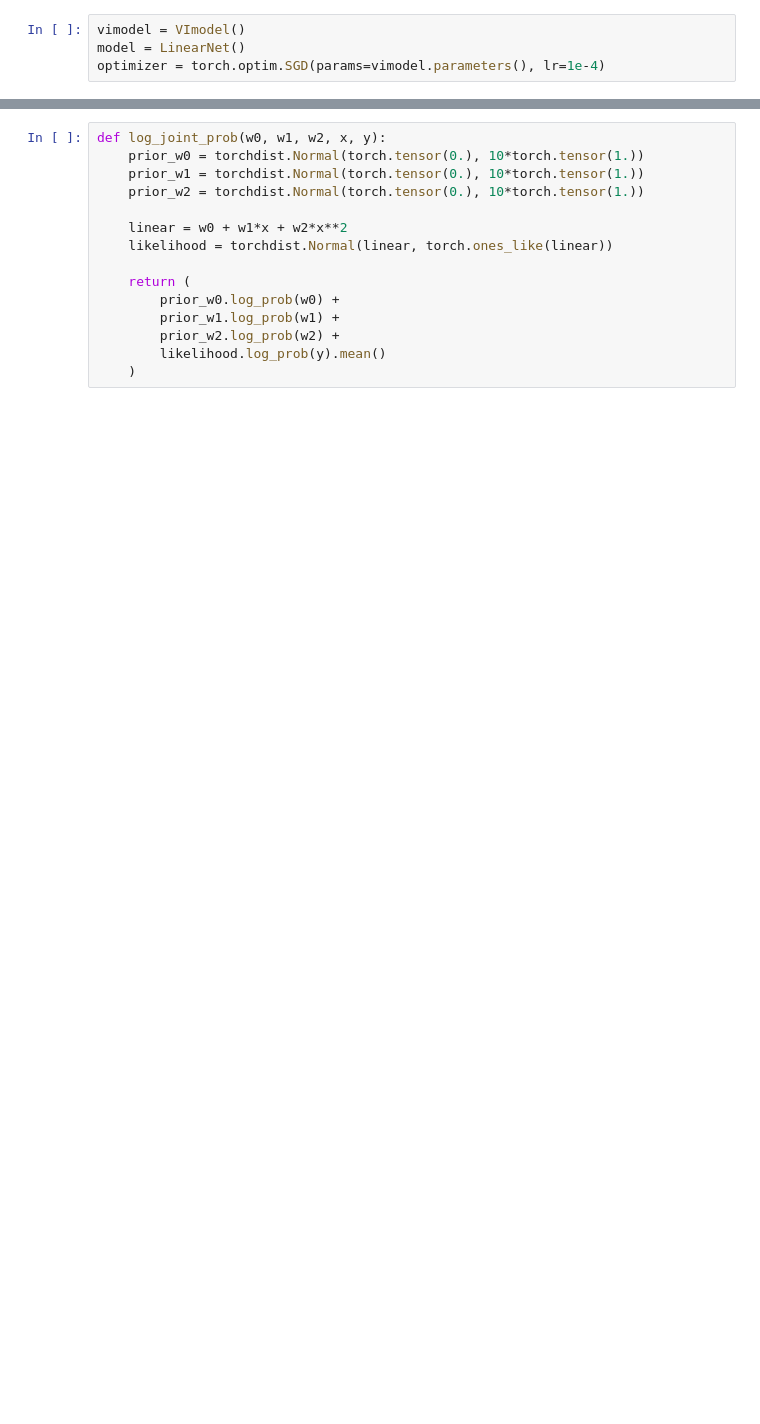
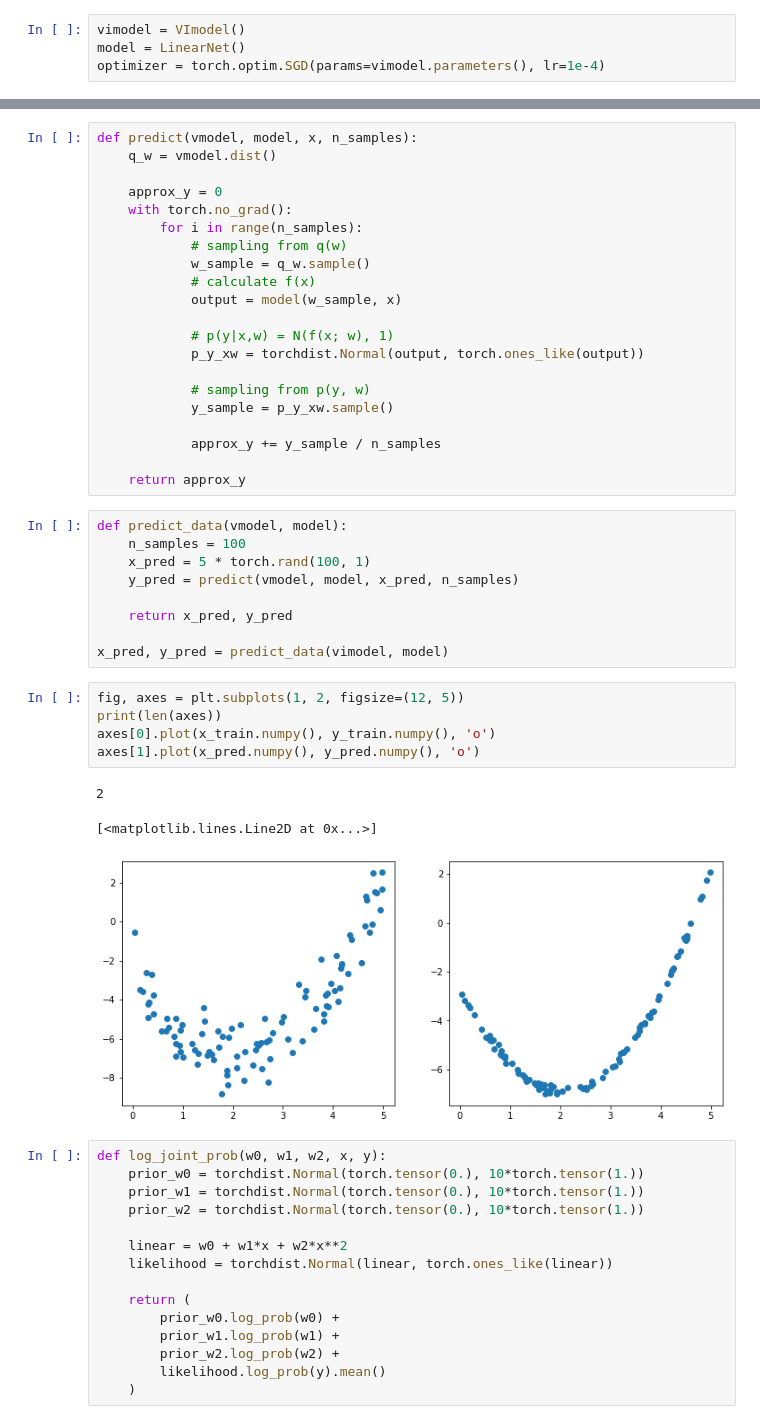
Before and after one commit to ga10is/bayes, a Jupyter notebook: notebook/probability_programing_1.ipynb, the cells around one changed output, grey strips where cells are left out. Drawn from its saved outputs; the diff is of its cells as text; blank space fills up the shorter version.

Commit message:
- add prediction code

```diff
--- a/notebook/probability_programing_1.ipynb
+++ b/notebook/probability_programing_1.ipynb
@@ -167,3 +169,42 @@ IndexError: too many indices for tensor of dimension 1
+# %%
+def predict(vmodel, model, x, n_samples):
+    q_w = vmodel.dist()
+
+    approx_y = 0
+    with torch.no_grad():
+        for i in range(n_samples):
+            # sampling from q(w)
+            w_sample = q_w.sample()
+            # calculate f(x)
+            output = model(w_sample, x)
+
+            # p(y|x,w) = N(f(x; w), 1)
+            p_y_xw = torchdist.Normal(output, torch.ones_like(output))
+
+            # sampling from p(y, w)
+            y_sample = p_y_xw.sample()
+
+            approx_y += y_sample / n_samples
+
+    return approx_y
+# %%
+def predict_data(vmodel, model):
+    n_samples = 100
+    x_pred = 5 * torch.rand(100, 1)
+    y_pred = predict(vmodel, model, x_pred, n_samples)
+
+    return x_pred, y_pred
+
+x_pred, y_pred = predict_data(vimodel, model)
+# %%
+fig, axes = plt.subplots(1, 2, figsize=(12, 5))
+print(len(axes))
+axes[0].plot(x_train.numpy(), y_train.numpy(), 'o')
+axes[1].plot(x_pred.numpy(), y_pred.numpy(), 'o')
+# %% [output]
+2
+[<matplotlib.lines.Line2D at 0x...>]
+[figure, added]
 # %%
 def log_joint_prob(w0, w1, w2, x, y):
     prior_w0 = torchdist.Normal(torch.tensor(0.), 10*torch.tensor(1.))
```
Also changed, not shown: parts of 14 cells of this notebook.
